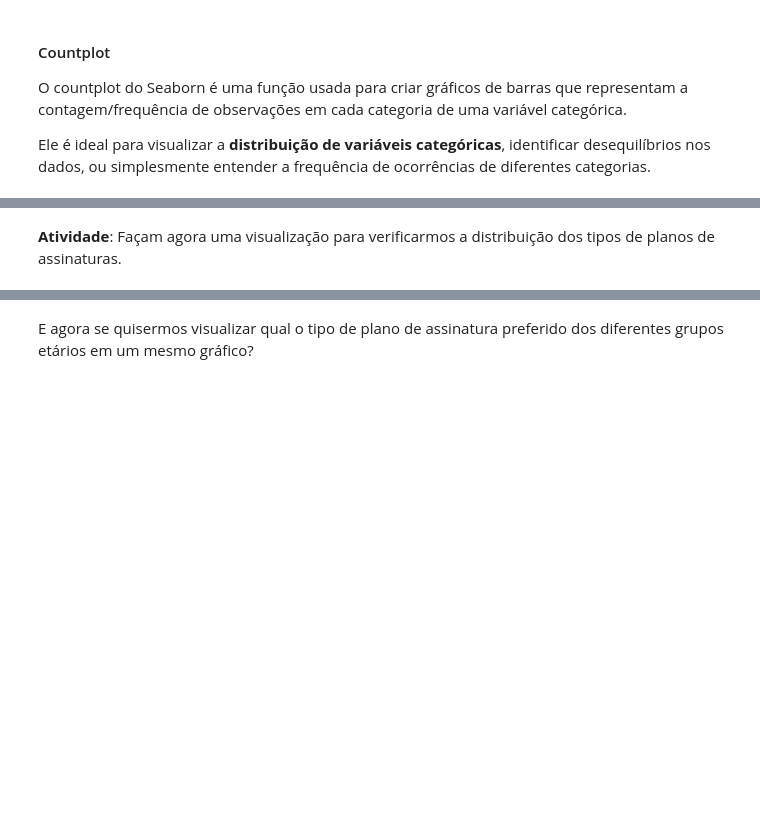
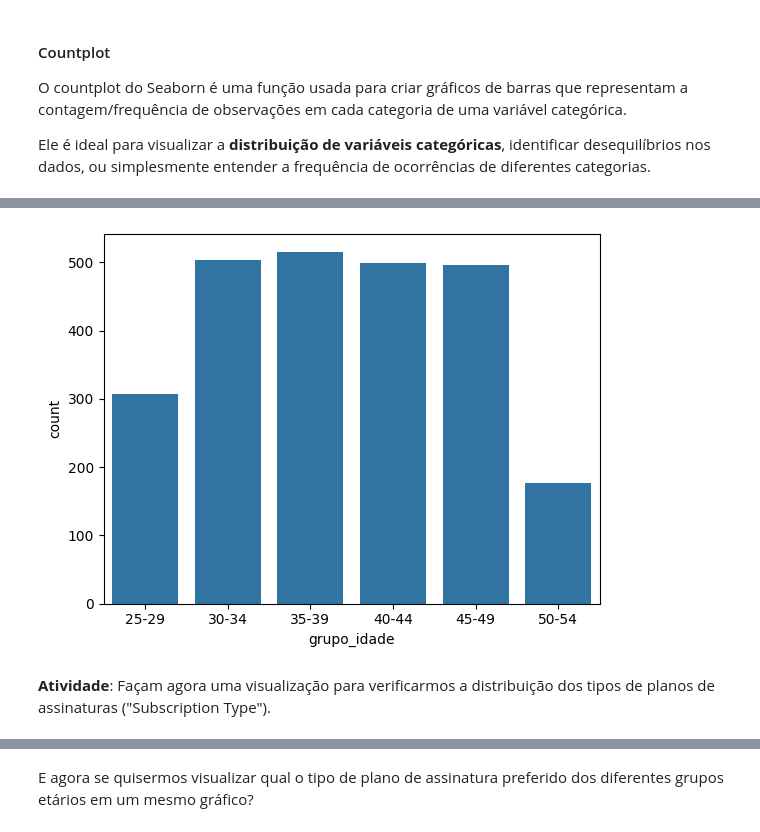
Before and after one commit to reprograma/on33-python-s14-analise-de-dados, a Jupyter notebook: material/s14_parte1.ipynb, the cells around one changed output, grey strips where cells are left out. Saved outputs shown, nothing was run; the diff lists cells and outputs as text; code cells hidden in the pictures; blank space fills up the shorter version.

```diff
--- a/material/s14_parte1.ipynb
+++ b/material/s14_parte1.ipynb
@@ -195,5 +291,7 @@ E dados duplicados? Temos algum?
 Com o método `info()` vemos que o python já conseguiu entender bem o tipo de dado de cada uma das colunas, mas as colunas de data precisam ser convertidas pois aparecem como tipo `object`.
 # %%
 # convertendo o tipo de dados para data
+df_netflix["Join Date"] = pd.to_datetime(df_netflix["Join Date"], format="%d-%m-%y")
+df_netflix["Last Payment Date"] = pd.to_datetime(df_netflix["Last Payment Date"], format="%d-%m-%y")
 # %%
 df_netflix.info()
@@ -205,0 +387,3 @@ Há quanto tempo as pessoas estão inscritas na Netflix (tenure)? Vamos criar um
+# %%
+df_netflix["duracao_assinatura"] = df_netflix["Last Payment Date"] - df_netflix["Join Date"]
+df_netflix
@@ -205,0 +419,3 @@ Há quanto tempo as pessoas estão inscritas na Netflix (tenure)? Vamos criar um
+# %%
+df_netflix["duracao_assinatura"] = df_netflix["duracao_assinatura"].dt.days
+df_netflix
@@ -227,0 +524,4 @@ Para saber isso vamos criar uma coluna com o valor do mês partindo de 'Join Dat
+# %%
+df_netflix["dt_mes"] = df_netflix["Join Date"].dt.month
+df_netflix["dt_year"] = df_netflix["Join Date"].dt.year
+df_netflix.head()
@@ -275,3 +796,8 @@ Ele é ideal para visualizar a **distribuição de variáveis categóricas**, id
+# %%
+sns.countplot(data=df_netflix[["grupo_idade"]].sort_values("grupo_idade"), x="grupo_idade")
+plt.show()
+# %% [output]
+[figure, added]
 # %% [markdown]
 **Atividade**:
-Façam agora uma visualização para verificarmos a distribuição dos tipos de planos de assinaturas.
+Façam agora uma visualização para verificarmos a distribuição dos tipos de planos de assinaturas ("Subscription Type").
```
Also changed, not shown: parts of 56 cells of this notebook, 3 other files.
